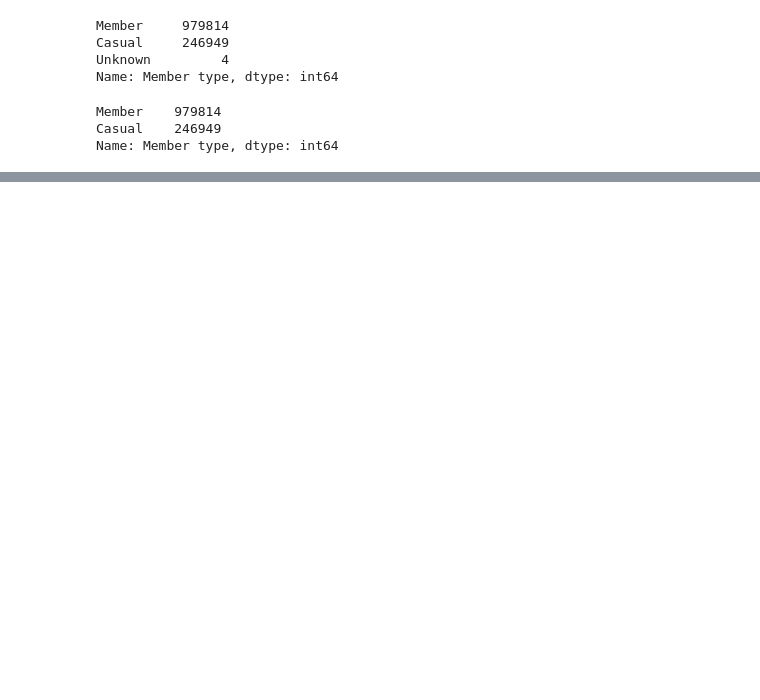
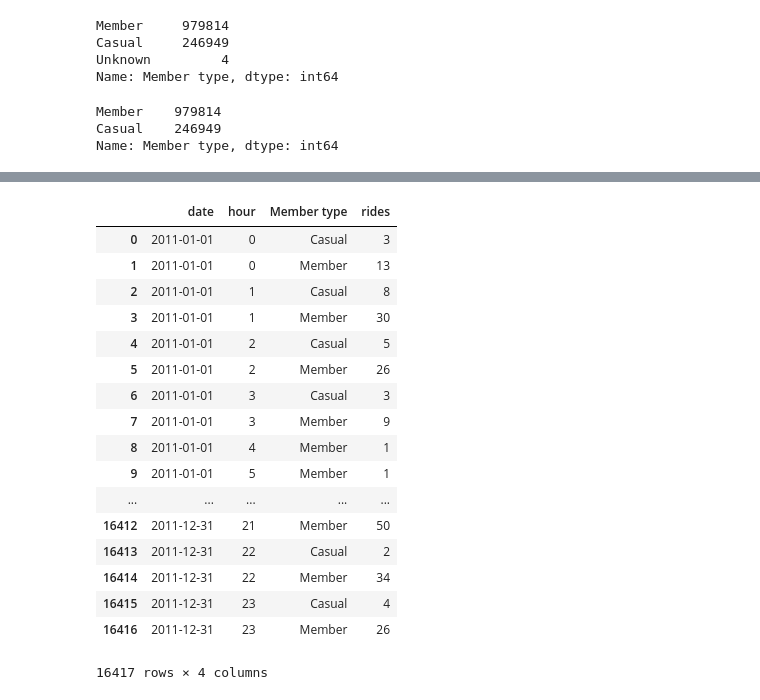
Before and after one commit to Calvin-Data-Science/data202, a Jupyter notebook: src/hw5/replicate_bikeshare_data.ipynb, the cells around one changed output, grey strips where cells are left out. Drawn from its saved outputs; the diff is of its cells as text; code cells hidden in the pictures; blank space fills up the shorter version.

```diff
--- a/src/hw5/replicate_bikeshare_data.ipynb
+++ b/src/hw5/replicate_bikeshare_data.ipynb
@@ -43,0 +67,26 @@ del rides["End station"]
+# %%
+rides['date'] = rides['start'].dt.date#strftime("%Y-%m-%d")
+rides['hour'] = rides['start'].dt.hour
+# %%
+grouped_as_index = rides.groupby(['date', 'hour', 'Member type']).size()
+rides_by_hour = grouped_as_index.to_frame("rides").reset_index()
+rides_by_hour
+# %% [output]
+|  | date | hour | Member type | rides |
+| 0 | 2011-01-01 | 0 | Casual | 3 |
+| 1 | 2011-01-01 | 0 | Member | 13 |
+| 2 | 2011-01-01 | 1 | Casual | 8 |
+| 3 | 2011-01-01 | 1 | Member | 30 |
+| 4 | 2011-01-01 | 2 | Casual | 5 |
+| 5 | 2011-01-01 | 2 | Member | 26 |
+| 6 | 2011-01-01 | 3 | Casual | 3 |
+| 7 | 2011-01-01 | 3 | Member | 9 |
+| 8 | 2011-01-01 | 4 | Member | 1 |
+| 9 | 2011-01-01 | 5 | Member | 1 |
+| ... | ... | ... | ... | ... |
+| 16412 | 2011-12-31 | 21 | Member | 50 |
+| 16413 | 2011-12-31 | 22 | Casual | 2 |
+| 16414 | 2011-12-31 | 22 | Member | 34 |
+| 16415 | 2011-12-31 | 23 | Casual | 4 |
+| 16416 | 2011-12-31 | 23 | Member | 26 |
+16417 rows × 4 columns
```
Also changed, not shown: parts of 24 cells of this notebook.
